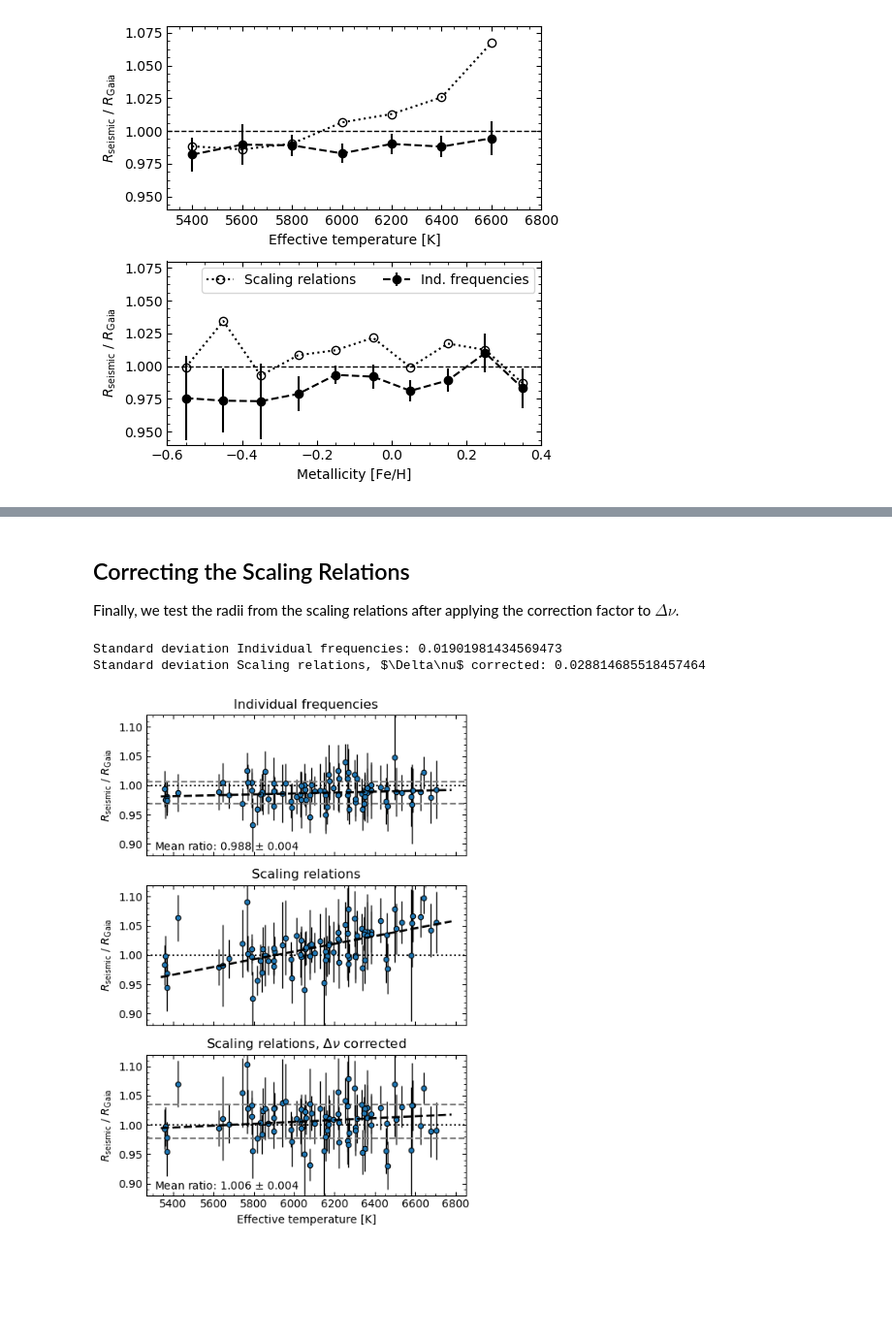
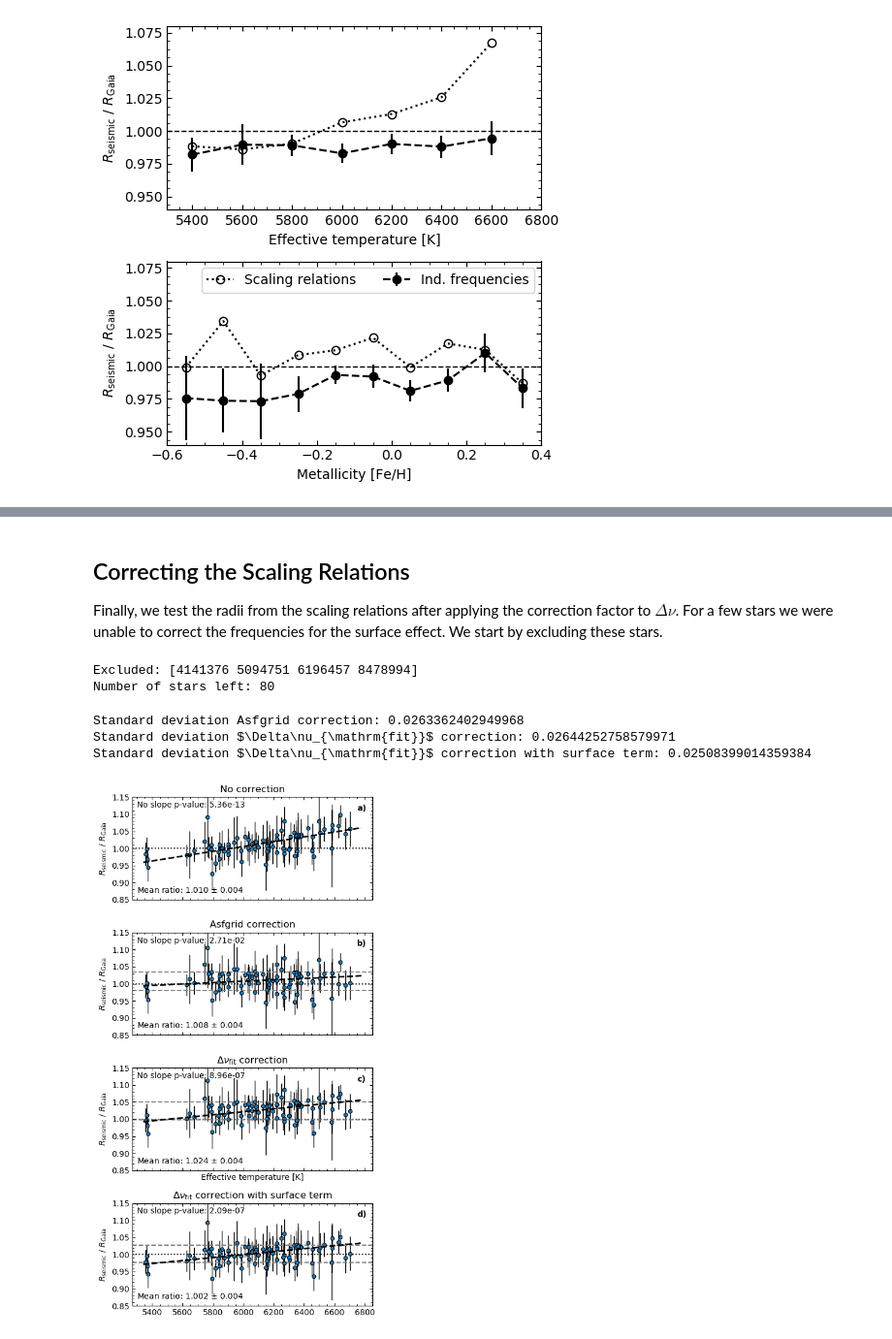
Before and after one commit to csahlholdt/testing_ast_radii, a Jupyter notebook: testing_ast_radii_rad.ipynb, the cells around one changed output, grey strips where cells are left out. Shown: that part at 97% size. Drawn from its saved outputs; the diff is of its cells as text; code cells hidden in the pictures; blank space fills up the shorter version.

```diff
--- a/testing_ast_radii_rad.ipynb
+++ b/testing_ast_radii_rad.ipynb
@@ -752,7 +776,17 @@ interactive(children=(FloatSlider(value=0.0, description='gaia_offset', max=0.3,
 ## Correcting the Scaling Relations <a class="anchor" id="scal_corr"></a>
 
 Finally, we test the radii from the scaling relations after applying the correction factor to $\Delta\nu$.
+For a few stars we were unable to correct the frequencies for the surface effect. We start by excluding these stars.
+# %%
+print('Excluded:', saf.ID[np.isnan(saf.fdnuDnufit)])
+saf = saf[~np.isnan(saf.fdnuDnufit)]
+print('Number of stars left:', len(saf))
+# %% [output]
+Excluded: [4141376 5094751 6196457 8478994]
+Number of stars left: 80
 # %%
+from scipy import stats
+
 def poly_fit(x, y, y_unc, xp_lim, order=1, n_boot=10000):
     '''
     Fit a polynomial of order `order` to the data x,y with
@@ -761,12 +795,18 @@ def poly_fit(x, y, y_unc, xp_lim, order=1, n_boot=10000):
     '''
     # Fit a polynomial to the data in the given x-range.
     px = np.linspace(xp_lim[0], xp_lim[1])
-    pfit = np.polyfit(x, y, order, w=1/y_unc**2)
-    poly = np.poly1d(pfit)
+    pfit_coeff, pfit_cov = np.polyfit(x, y, order, w=1/y_unc**2, cov=True)
+    slope, slope_var = pfit_coeff[0], pfit_cov[0,0]
+
+    tt = slope / np.sqrt(slope_var)
+    pval = stats.t.sf(np.abs(tt), len(x)-1)*2
+
+    poly = np.poly1d(pfit_coeff)
     py = poly(px)
 
     # Repeat the fit for n_boot bootstrap samples.
     boot_results = np.zeros((n_boot, len(px)))
+    boot_slope = np.zeros(n_boot)
     for i in range(n_boot):
         rand_per = np.random.randint(len(x), size=len(x))
         synth_x = x[rand_per]
@@ -778,57 +818,69 @@ def poly_fit(x, y, y_unc, xp_lim, order=1, n_boot=10000):
         py_temp = poly(px)
 
         boot_results[i, :] = py_temp
+        boot_slope[i] = pfit[0]
 
     # Calculate the 16th and 84th percentile at each x-value
     # and return as lower and upper uncertainty regions.
     boot_lower = np.percentile(boot_results, 16, axis=0)
     boot_upper = np.percentile(boot_results, 84, axis=0)
 
-    return px, py, boot_lower, boot_upper
+    return px, py, boot_lower, boot_upper, slope, slope_var, pval
 # %%
-fig, (ax1, ax2, ax3) = plt.subplots(3, 1, figsize=(5,7), sharex=True, sharey=True)
+fig, (ax1, ax2, ax3, ax4) = plt.subplots(4, 1, figsize=(5,9.5), sharex=True, sharey=True)
 
-axes = (ax1, ax2, ax3)
-titles = ('Individual frequencies', 'Scaling relations', r'Scaling relations, $\Delta\nu$ corrected')
+axes = (ax1, ax2, ax3, ax4)
+titles = ('No correction', r'Asfgrid correction',
+          r'$\Delta\nu_{\mathrm{fit}}$ correction',
+          r'$\Delta\nu_{\mathrm{fit}}$ correction with surface term')
+panels = ('a)', 'b)', 'c)', 'd)')
 
-for i, (rad, rad_unc) in enumerate(((saf.rad, saf.rad_unc),
-                                        (saf.rad_scal, saf.rad_scal_unc),
-                                        (saf.rad_scal_corr, saf.rad_scal_corr_unc))):
+for i, (rad, rad_unc) in enumerate(((saf.rad_scal, saf.rad_scal_unc),
+                                    (saf.rad_scal_asf, saf.rad_scal_asf_unc),
+                                    (saf.rad_scal_dnufit, saf.rad_scal_dnufit_unc),
+                                    (saf.rad_scal_dnufit_corr, saf.rad_scal_dnufit_corr_unc))):
     ax = axes[i]
     rad_r, rad_r_unc = xy_ratio(rad, rad_unc, saf.rad_gaia, saf.rad_gaia_unc)
     rad_r_mean = np.sum(rad_r/rad_r_unc**2) / np.sum(1/rad_r_unc**2)
     rad_r_mean_unc = np.sqrt(1/np.sum(1/rad_r_unc**2))
 
     ax.scatter(saf['teff'], rad_r, edgecolors='k', s=22, linewidth=0.8,
                zorder=1)
     ax.errorbar(saf['teff'], rad_r, yerr=rad_r_unc, linestyle='none',
                 c='k', capsize=0, lw=1, zorder=0)
 
-    px, py, py_low, py_high = poly_fit(saf['teff'], rad_r, rad_r_unc, [5340., 6780.], 1)
+    fit_filt = (saf['teff'] > 5600) & (saf['teff'] < 6400)
+    #px, py, py_low, py_high, slope, slope_var, slope_pval = poly_fit(saf['teff'][fit_filt], rad_r[fit_filt], rad_r_unc[fit_filt], [5600., 6400.], 1)
+    px, py, py_low, py_high, slope, slope_var, slope_pval = poly_fit(saf['teff'], rad_r, rad_r_unc, [5340., 6780.], 1)
+    slope_std = np.sqrt(slope_var)
+
     ax.plot(px, py, c='k', ls='--', linewidth=2, zorder=2)
     #ax.fill_between(px, py_low, py_high, alpha=0.6, zorder=2)
     ax.axhline(y=1, c='k', ls=':', zorder=0)
 
-    if i != 1:
+    if i != 0:
         avg = np.average(rad_r, weights=1/rad_r_unc**2)
         std = np.sqrt(np.average((rad_r-avg)**2, weights=1/rad_r_unc**2))
         ax.axhline(y=avg+std, c='grey', ls='--', zorder=0)
         ax.axhline(y=avg-std, c='grey', ls='--', zorder=0)
         print('Standard deviation', titles[i]+':', std)
-        ax.text(5310, 0.89, 'Mean ratio: ' + "{0:.3f}".format(round(rad_r_mean, 3)) + r' $\pm$ ' + "{0:.3f}".format(round(rad_r_mean_unc, 3)))
+    ax.text(5300, 0.87, 'Mean ratio: ' + "{0:.3f}".format(round(rad_r_mean, 3)) + r' $\pm$ ' + "{0:.3f}".format(round(rad_r_mean_unc, 3)))
+    #ax.text(5460, 1.12, 'Slope of fit: ' + "{0:.1e}".format(slope) + r' $\pm$ ' + "{0:.1e}".format(slope_std))
+    ax.text(5300, 1.12, 'No slope p-value: ' + "{0:.2e}".format(slope_pval))
+    ax.text(6750, 1.11, panels[i], weight='bold')
 
-
-    ax.set_ylim([0.88, 1.12])
+    ax.set_ylim([0.85, 1.15])
 
     ax.set_ylabel(r'$R_{\mathrm{seismic}}$ / $R_{\mathrm{Gaia}}$')
     ax.set_title(titles[i])
 
 ax3.set_xlabel('Effective temperature [K]')
 
 fig.tight_layout()
 fig.savefig('figures/rad_ratio_fit.pdf')
 plt.show()
 # %% [output]
-Standard deviation Individual frequencies: 0.01901981434569473
-Standard deviation Scaling relations, $\Delta\nu$ corrected: 0.028814685518457464
+Standard deviation Asfgrid correction: 0.0263362402949968
+Standard deviation $\Delta\nu_{\mathrm{fit}}$ correction: 0.02644252758579971
+Standard deviation $\Delta\nu_{\mathrm{fit}}$ correction with surface term: 0.02508399014359384
-[figure, old version]
+[figure, new version]
```
Also changed, not shown: parts of 19 cells of this notebook.
